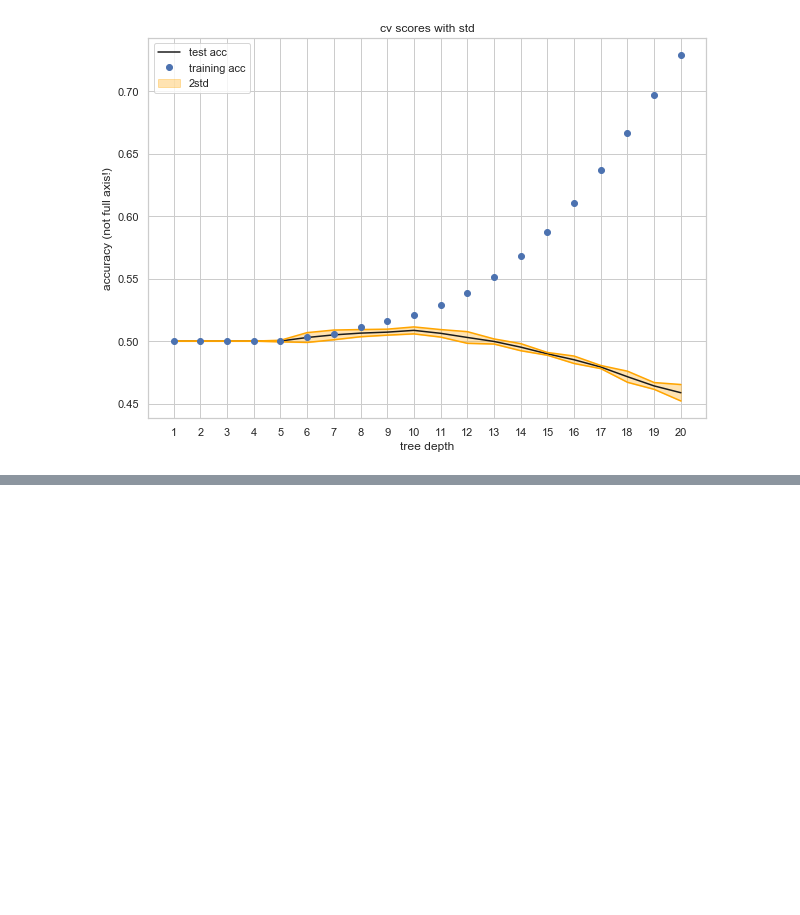
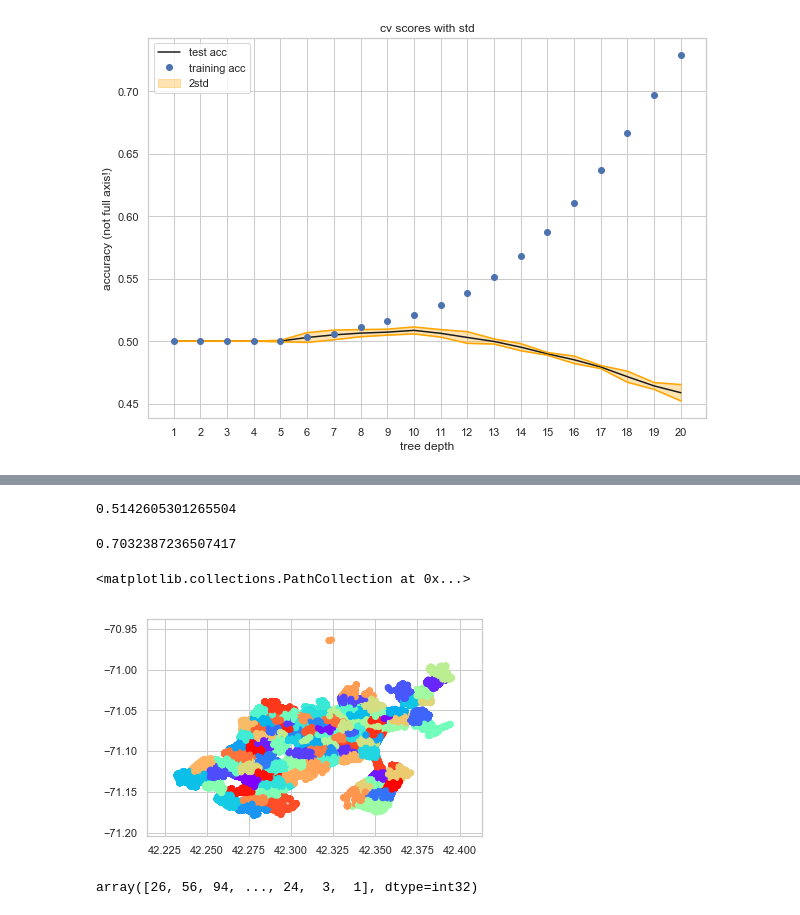
Before and after one commit to cs109a-crime/cs109a-crime.github.io, a Jupyter notebook: notebooks/daphne_tinker_part2.ipynb, the cells around one changed output, grey strips where cells are left out. Drawn from its saved outputs; the diff is of its cells as text; code cells hidden in the pictures; blank space fills up the shorter version.

```diff
--- a/notebooks/daphne_tinker_part2.ipynb
+++ b/notebooks/daphne_tinker_part2.ipynb
@@ -143,0 +137,5 @@ master_df.head()
+# %%
+X = master_df.drop(['OFFENSE_CODE_GROUP','UCR_PART','OFFENSE_DESCRIPTION','SHOOTING'], axis=1)
+y = master_df['UCR_PART']
+# %%
+X_train, X_test, y_train, y_test = train_test_split(X, y, test_size=0.2, random_state=42)
@@ -143,0 +144,20 @@ master_df.head()
+# %%
+accuracy_score(rf.predict(X_test), y_test)
+# %% [output]
+0.5142605301265504
+# %%
+accuracy_score(rf.predict(X_train), y_train)
+# %% [output]
+0.7032387236507417
+# %%
+km = KMeans(100).fit(X_train[['Lat', 'Long']])
+y_train_pred = km.predict(X_train[['Lat', 'Long']])
+# %%
+plt.scatter(X_train['Lat'],X_train['Long'], c=km.labels_, cmap='rainbow')
+# %% [output]
+<matplotlib.collections.PathCollection at 0x...>
+[figure, added]
+# %%
+km.labels_
+# %% [output]
+array([26, 56, 94, ..., 24,  3,  1], dtype=int32)
```
Also changed, not shown: parts of 8 cells of this notebook.
